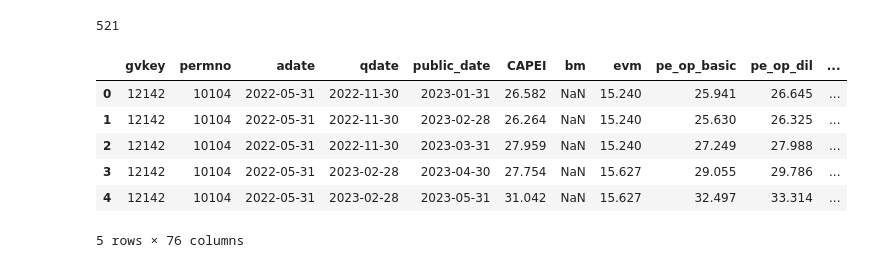
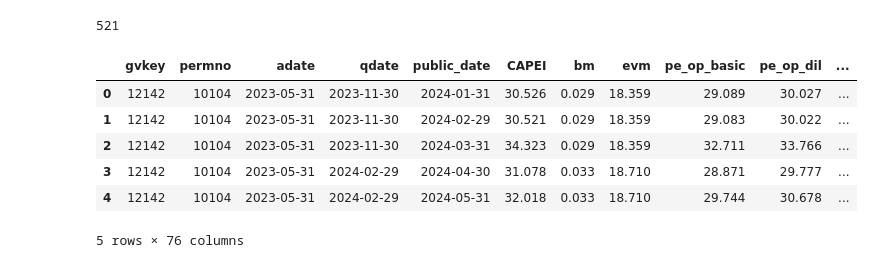
Before and after one commit to IshitBajpai/HFS, a Jupyter notebook: sp500_historical.ipynb, the cells around one changed output. Saved outputs shown, nothing was run; the diff lists cells and outputs as text; code cells hidden in the pictures.

```diff
--- a/sp500_historical.ipynb
+++ b/sp500_historical.ipynb
@@ -220,15 +218,15 @@ dd = pd.read_csv("sp500_wrds_2023.csv")
 wrds_dwnld = dd["TICKER"].unique().tolist()
 # %%
-wrds_tickers_file = "sp500_wrds_2023.csv"
+wrds_tickers_file = "sp500_wrds_2024.csv"
 wrds_file = pd.read_csv(wrds_tickers_file)
 wrds_file.head()
 # %% [output]
 |  | gvkey | permno | adate | qdate | public_date | CAPEI | bm | evm | pe_op_basic | pe_op_dil | ... |
-| 0 | 12142 | 10104 | 2022-05-31 | 2022-11-30 | 2023-01-31 | 26.582 | NaN | 15.240 | 25.941 | 26.645 | ... |
-| 1 | 12142 | 10104 | 2022-05-31 | 2022-11-30 | 2023-02-28 | 26.264 | NaN | 15.240 | 25.630 | 26.325 | ... |
-| 2 | 12142 | 10104 | 2022-05-31 | 2022-11-30 | 2023-03-31 | 27.959 | NaN | 15.240 | 27.249 | 27.988 | ... |
-| 3 | 12142 | 10104 | 2022-05-31 | 2023-02-28 | 2023-04-30 | 27.754 | NaN | 15.627 | 29.055 | 29.786 | ... |
-| 4 | 12142 | 10104 | 2022-05-31 | 2023-02-28 | 2023-05-31 | 31.042 | NaN | 15.627 | 32.497 | 33.314 | ... |
+| 0 | 12142 | 10104 | 2023-05-31 | 2023-11-30 | 2024-01-31 | 30.526 | 0.029 | 18.359 | 29.089 | 30.027 | ... |
+| 1 | 12142 | 10104 | 2023-05-31 | 2023-11-30 | 2024-02-29 | 30.521 | 0.029 | 18.359 | 29.083 | 30.022 | ... |
+| 2 | 12142 | 10104 | 2023-05-31 | 2023-11-30 | 2024-03-31 | 34.323 | 0.029 | 18.359 | 32.711 | 33.766 | ... |
+| 3 | 12142 | 10104 | 2023-05-31 | 2024-02-29 | 2024-04-30 | 31.078 | 0.033 | 18.710 | 28.871 | 29.777 | ... |
+| 4 | 12142 | 10104 | 2023-05-31 | 2024-02-29 | 2024-05-31 | 32.018 | 0.033 | 18.710 | 29.744 | 30.678 | ... |
 5 rows × 76 columns
 # %%
 quater_map = {1: str(year)+'-03-31', 2: str(year)+'-06-30', 3: str(year)+'-09-30', 4: str(year)+'-12-31'}
```
Also changed, not shown: parts of 8 cells of this notebook, 6 other files.
